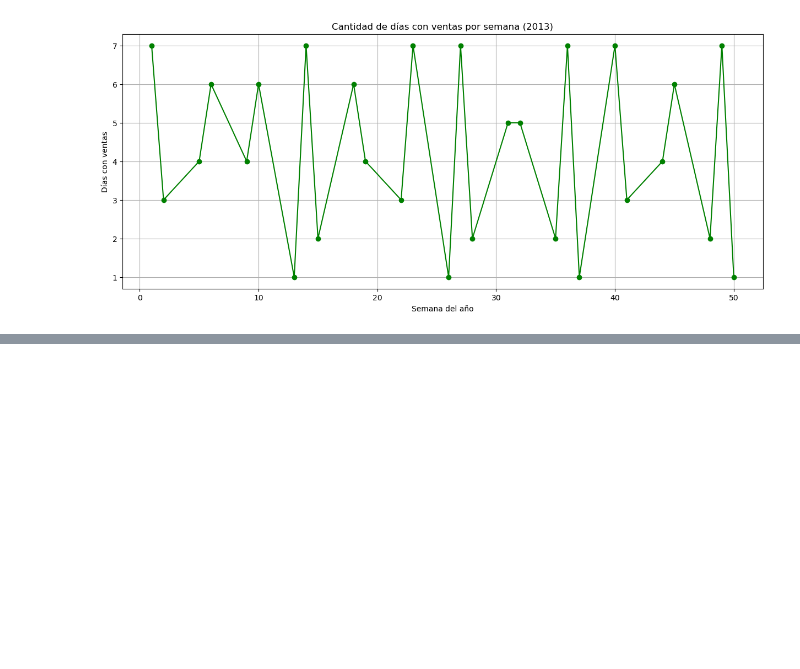
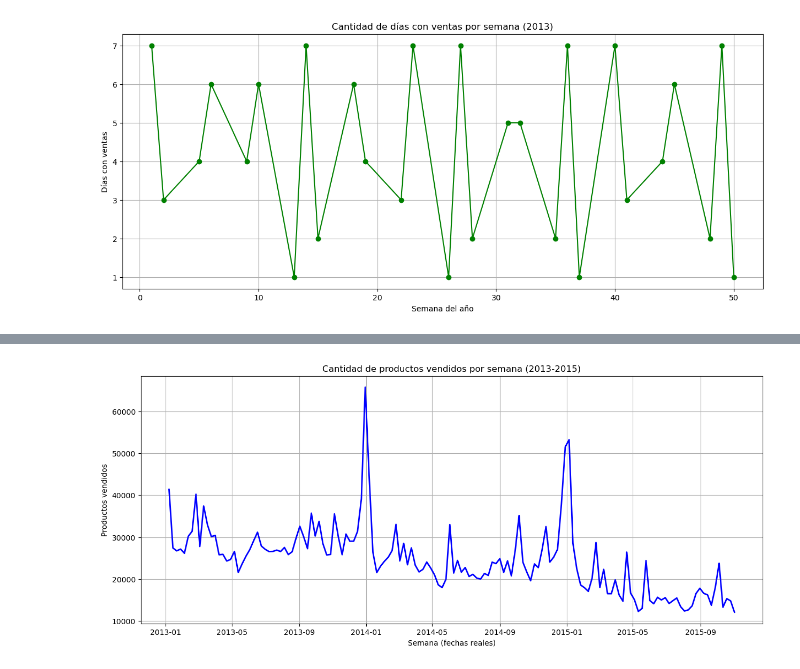
Before and after one commit to dimasamuel/Product_Dev_Plan_vrs_Forecast, a Jupyter notebook: dataset/producto.ipynb, the cells around one changed output, grey strips where cells are left out. Drawn from its saved outputs; the diff is of its cells as text; code cells hidden in the pictures; blank space fills up the shorter version.

Commit message:
version actulizada de producto, version de streamlit Interface

```diff
--- a/dataset/producto.ipynb
+++ b/dataset/producto.ipynb
@@ -609,0 +674,23 @@ plt.show()
+# %%
+sales_final = pd.read_csv("sales_final.csv")
+sales_final['date'] = pd.to_datetime(sales_final['date'])
+
+weekly_sales = sales_final.set_index('date') \
+                          .resample('W-MON')['item_cnt_day'] \
+                          .sum() \
+                          .asfreq('W-MON') \
+                          .reset_index()
+
+weekly_sales['week_global'] = range(1, len(weekly_sales) + 1)
+
+# weekly_sales.to_csv("weekly_sales.csv", index=False)
+
+plt.figure(figsize=(15,6))
+plt.plot(weekly_sales['date'], weekly_sales['item_cnt_day'], color="blue", linewidth=2)
+plt.title("Cantidad de productos vendidos por semana (2013-2015)")
+plt.xlabel("Semana (fechas reales)")
+plt.ylabel("Productos vendidos")
+plt.grid(True)
+plt.show()
+# %% [output]
+[figure, added]
```
Also changed, not shown: parts of 31 cells of this notebook, 1 other file.
